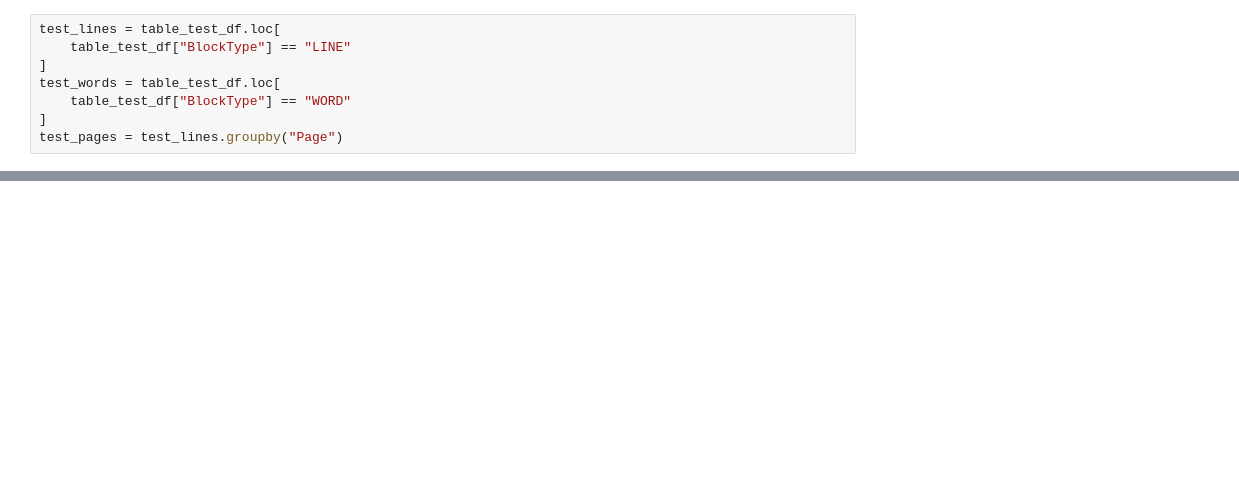
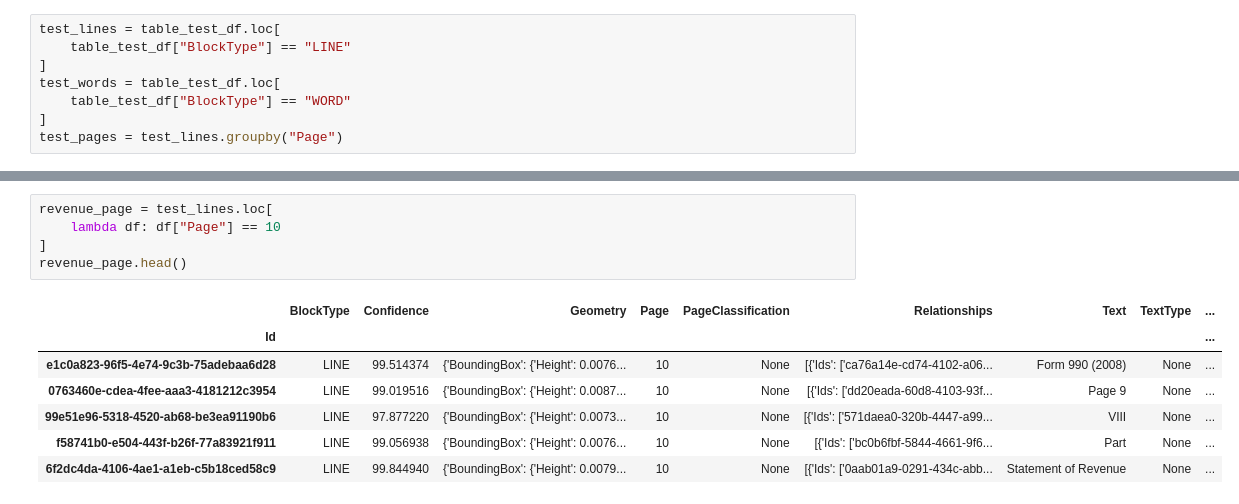
Before and after one commit to ethanscorey/parse_990_textract, a Jupyter notebook: debug_notebook.ipynb, the cells around one changed output, grey strips where cells are left out. Drawn from its saved outputs; the diff is of its cells as text; blank space fills up the shorter version.

```diff
--- a/debug_notebook.ipynb
+++ b/debug_notebook.ipynb
@@ -394,0 +349,13 @@ header_words.sort_values(by="Left")[["Text", "Left", "Right", "Midpoint_Y"]].tai
+# %%
+revenue_page = test_lines.loc[
+    lambda df: df["Page"] == 10
+]
+revenue_page.head()
+# %% [output]
+|  | BlockType | Confidence | Geometry | Page | PageClassification | Relationships | Text | TextType | ... |
+| Id |  |  |  |  |  |  |  |  | ... |
+| e1c0a823-96f5-4e74-9c3b-75adebaa6d28 | LINE | 99.514374 | {'BoundingBox': {'Height': 0.0076... | 10 | None | [{'Ids': ['ca76a14e-cd74-4102-a06... | Form 990 (2008) | None | ... |
+| 0763460e-cdea-4fee-aaa3-4181212c3954 | LINE | 99.019516 | {'BoundingBox': {'Height': 0.0087... | 10 | None | [{'Ids': ['dd20eada-60d8-4103-93f... | Page 9 | None | ... |
+| 99e51e96-5318-4520-ab68-be3ea91190b6 | LINE | 97.877220 | {'BoundingBox': {'Height': 0.0073... | 10 | None | [{'Ids': ['571daea0-320b-4447-a99... | VIII | None | ... |
+| f58741b0-e504-443f-b26f-77a83921f911 | LINE | 99.056938 | {'BoundingBox': {'Height': 0.0076... | 10 | None | [{'Ids': ['bc0b6fbf-5844-4661-9f6... | Part | None | ... |
+| 6f2dc4da-4106-4ae1-a1eb-c5b18ced58c9 | LINE | 99.844940 | {'BoundingBox': {'Height': 0.0079... | 10 | None | [{'Ids': ['0aab01a9-0291-434c-abb... | Statement of Revenue | None | ... |
```
Also changed, not shown: parts of 55 cells of this notebook, 6 other files.
